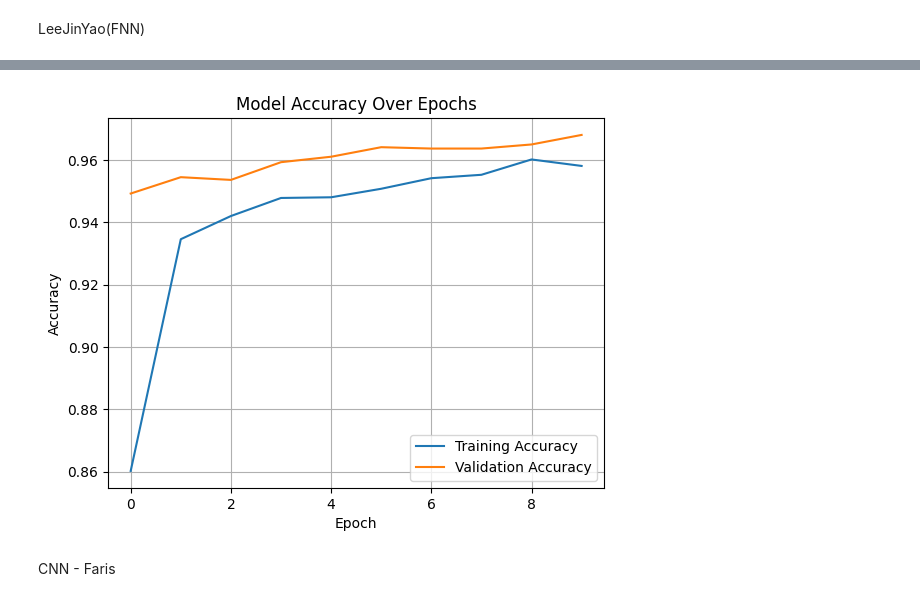
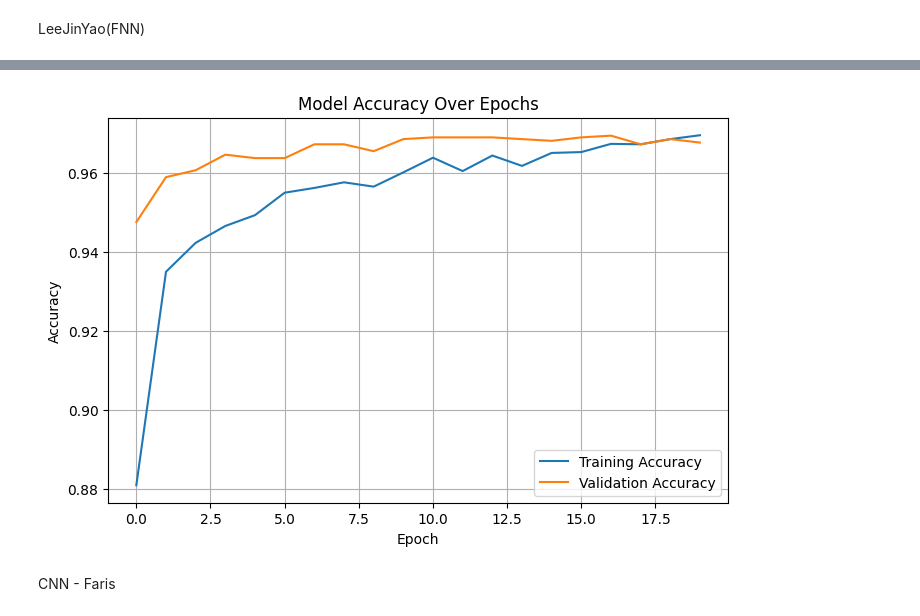
Before and after one commit to chuan1215/DLI_GroupAG, a Jupyter notebook: DLI_GroupAG.ipynb, the cells around one changed output, grey strips where cells are left out. Cells and saved outputs as stored; diff of their text form; code cells hidden in the pictures.

Commit message:
change model code according data cleaning

```diff
--- a/DLI_GroupAG.ipynb
+++ b/DLI_GroupAG.ipynb
@@ -68,15 +68,15 @@ Length: 89, dtype: object
 # %% [markdown]
 LeeJinYao(FNN)
 # %%
-# Separate features and labels
-X = df.drop('Label', axis=1).values
-y = df['Label'].values
+# === Split features and labels ===
+X = df.drop('label', axis=1).values
+y = df['label'].values
 
-# Normalize features using StandardScaler
+# === Normalize features ===
 scaler = StandardScaler()
 X = scaler.fit_transform(X)
 
-# Split into training and test sets
+# === Train-test split ===
 X_train, X_test, y_train, y_test = train_test_split(
     X, y, test_size=0.2, random_state=42
 )
@@ -84,17 +84,42 @@ X_train, X_test, y_train, y_test = train_test_split(
 print("Training shape:", X_train.shape)
 print("Testing shape:", X_test.shape)
 
+# === Define model ===
 model = Sequential([
-    Dense(64, activation='relu', input_shape=(X.shape[1],)),
+    Dense(64, activation='relu', input_shape=(X_train.shape[1],)),
     Dropout(0.3),
     Dense(32, activation='relu'),
     Dropout(0.3),
-    Dense(1, activation='sigmoid')
+    Dense(1, activation='sigmoid')   # binary classification
 ])
 
-model.compile(optimizer='adam', loss='binary_crossentropy', metrics=['accuracy'])
+# === Compile ===
+model.compile(
+    optimizer='adam',
+    loss='binary_crossentropy',
+    metrics=['accuracy']
+)
 
-history = model.fit(X_train, y_train, epochs=10, batch_size=32, validation_data=(X_test, y_test))
+# === Train ===
+history = model.fit(
+    X_train, y_train,
+    epochs=20,
+    batch_size=32,
+    validation_data=(X_test, y_test),
+    verbose=1
+)
+
+# === Evaluate ===
+loss, acc = model.evaluate(X_test, y_test, verbose=0)
+print(f"\nTest Accuracy: {acc:.4f}")
+
+# === Predictions & report ===
+y_pred = (model.predict(X_test) > 0.5).astype(int)
+
+print("\nConfusion Matrix:")
+print(confusion_matrix(y_test, y_pred))
+print("\nClassification Report:")
+print(classification_report(y_test, y_pred))
 # %% [output]
 Training shape: (9144, 87)
 Testing shape: (2286, 87)
@@ -127,14 +148,15 @@ Test Accuracy: 96.81%
 # %%
+plt.figure(figsize=(8,5))
 plt.plot(history.history['accuracy'], label='Training Accuracy')
 plt.plot(history.history['val_accuracy'], label='Validation Accuracy')
 plt.title('Model Accuracy Over Epochs')
 plt.xlabel('Epoch')
 plt.ylabel('Accuracy')
 plt.legend()
 plt.grid(True)
 plt.show()
 # %% [output]
-[figure, old version]
+[figure, new version]
 # %% [markdown]
 CNN - Faris
 # %% [markdown]
```
Also changed, not shown: parts of 5 cells of this notebook.
